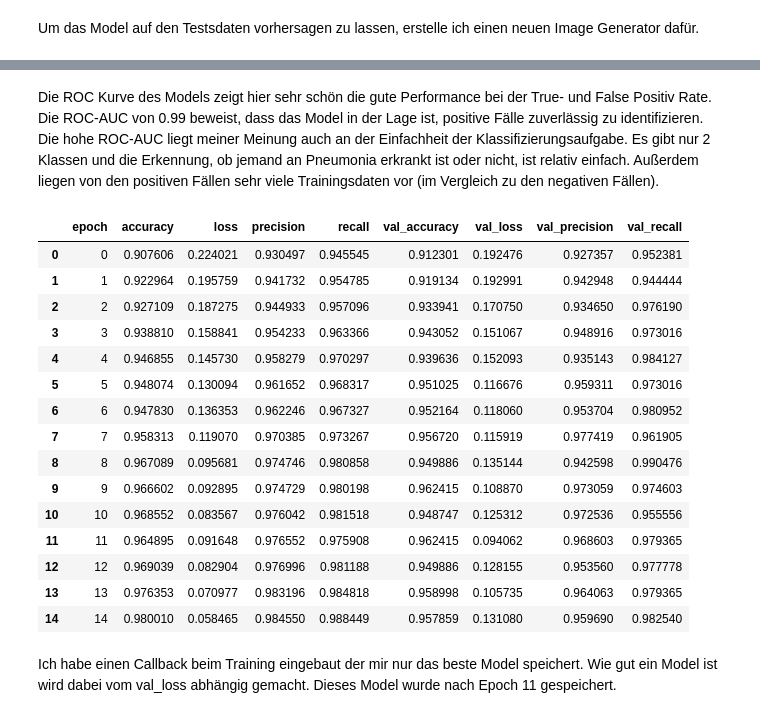
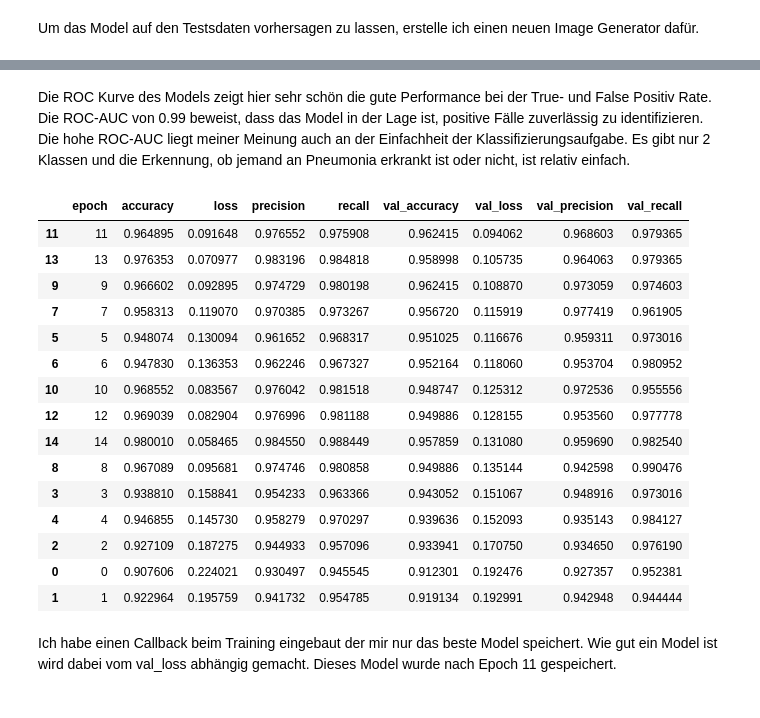
Before and after one commit to PhilippVogel92/ai_for_smart_health, a Jupyter notebook: ai_smart_health_portfolio_02_pneumonia_prediction.ipynb, the cells around one changed output, grey strips where cells are left out. Saved outputs shown, nothing was run; the diff lists cells and outputs as text; code cells hidden in the pictures.

```diff
--- a/ai_smart_health_portfolio_02_pneumonia_prediction.ipynb
+++ b/ai_smart_health_portfolio_02_pneumonia_prediction.ipynb
@@ -847,26 +893,26 @@ plt.show()
 # %% [markdown]
-Die ROC Kurve des Models zeigt hier sehr schön die gute Performance bei der True- und False Positiv Rate. Die ROC-AUC von 0.99 beweist, dass das Model in der Lage ist, positive Fälle zuverlässig zu identifizieren. Die hohe ROC-AUC liegt meiner Meinung auch an der Einfachheit der Klassifizierungsaufgabe. Es gibt nur 2 Klassen und die Erkennung, ob jemand an Pneumonia erkrankt ist oder nicht, ist relativ einfach. Außerdem liegen von den positiven Fällen sehr viele Trainingsdaten vor (im Vergleich zu den negativen Fällen).
+Die ROC Kurve des Models zeigt hier sehr schön die gute Performance bei der True- und False Positiv Rate. Die ROC-AUC von 0.99 beweist, dass das Model in der Lage ist, positive Fälle zuverlässig zu identifizieren. Die hohe ROC-AUC liegt meiner Meinung auch an der Einfachheit der Klassifizierungsaufgabe. Es gibt nur 2 Klassen und die Erkennung, ob jemand an Pneumonia erkrankt ist oder nicht, ist relativ einfach.
 # %%
 #load log file and print history
 log = pd.read_csv("models/CNN_Pneumonia_20230627-16h17min_training.log")
-log
+log.sort_values(by="val_loss", ascending=True)
 # %% [output]
 |  | epoch | accuracy | loss | precision | recall | val_accuracy | val_loss | val_precision | val_recall |
+| 11 | 11 | 0.964895 | 0.091648 | 0.976552 | 0.975908 | 0.962415 | 0.094062 | 0.968603 | 0.979365 |
+| 13 | 13 | 0.976353 | 0.070977 | 0.983196 | 0.984818 | 0.958998 | 0.105735 | 0.964063 | 0.979365 |
+| 9 | 9 | 0.966602 | 0.092895 | 0.974729 | 0.980198 | 0.962415 | 0.108870 | 0.973059 | 0.974603 |
+| 7 | 7 | 0.958313 | 0.119070 | 0.970385 | 0.973267 | 0.956720 | 0.115919 | 0.977419 | 0.961905 |
+| 5 | 5 | 0.948074 | 0.130094 | 0.961652 | 0.968317 | 0.951025 | 0.116676 | 0.959311 | 0.973016 |
+| 6 | 6 | 0.947830 | 0.136353 | 0.962246 | 0.967327 | 0.952164 | 0.118060 | 0.953704 | 0.980952 |
+| 10 | 10 | 0.968552 | 0.083567 | 0.976042 | 0.981518 | 0.948747 | 0.125312 | 0.972536 | 0.955556 |
+| 12 | 12 | 0.969039 | 0.082904 | 0.976996 | 0.981188 | 0.949886 | 0.128155 | 0.953560 | 0.977778 |
+| 14 | 14 | 0.980010 | 0.058465 | 0.984550 | 0.988449 | 0.957859 | 0.131080 | 0.959690 | 0.982540 |
+| 8 | 8 | 0.967089 | 0.095681 | 0.974746 | 0.980858 | 0.949886 | 0.135144 | 0.942598 | 0.990476 |
+| 3 | 3 | 0.938810 | 0.158841 | 0.954233 | 0.963366 | 0.943052 | 0.151067 | 0.948916 | 0.973016 |
+| 4 | 4 | 0.946855 | 0.145730 | 0.958279 | 0.970297 | 0.939636 | 0.152093 | 0.935143 | 0.984127 |
+| 2 | 2 | 0.927109 | 0.187275 | 0.944933 | 0.957096 | 0.933941 | 0.170750 | 0.934650 | 0.976190 |
 | 0 | 0 | 0.907606 | 0.224021 | 0.930497 | 0.945545 | 0.912301 | 0.192476 | 0.927357 | 0.952381 |
 | 1 | 1 | 0.922964 | 0.195759 | 0.941732 | 0.954785 | 0.919134 | 0.192991 | 0.942948 | 0.944444 |
-| 2 | 2 | 0.927109 | 0.187275 | 0.944933 | 0.957096 | 0.933941 | 0.170750 | 0.934650 | 0.976190 |
-| 3 | 3 | 0.938810 | 0.158841 | 0.954233 | 0.963366 | 0.943052 | 0.151067 | 0.948916 | 0.973016 |
-| 4 | 4 | 0.946855 | 0.145730 | 0.958279 | 0.970297 | 0.939636 | 0.152093 | 0.935143 | 0.984127 |
-| 5 | 5 | 0.948074 | 0.130094 | 0.961652 | 0.968317 | 0.951025 | 0.116676 | 0.959311 | 0.973016 |
-| 6 | 6 | 0.947830 | 0.136353 | 0.962246 | 0.967327 | 0.952164 | 0.118060 | 0.953704 | 0.980952 |
-| 7 | 7 | 0.958313 | 0.119070 | 0.970385 | 0.973267 | 0.956720 | 0.115919 | 0.977419 | 0.961905 |
-| 8 | 8 | 0.967089 | 0.095681 | 0.974746 | 0.980858 | 0.949886 | 0.135144 | 0.942598 | 0.990476 |
-| 9 | 9 | 0.966602 | 0.092895 | 0.974729 | 0.980198 | 0.962415 | 0.108870 | 0.973059 | 0.974603 |
-| 10 | 10 | 0.968552 | 0.083567 | 0.976042 | 0.981518 | 0.948747 | 0.125312 | 0.972536 | 0.955556 |
-| 11 | 11 | 0.964895 | 0.091648 | 0.976552 | 0.975908 | 0.962415 | 0.094062 | 0.968603 | 0.979365 |
-| 12 | 12 | 0.969039 | 0.082904 | 0.976996 | 0.981188 | 0.949886 | 0.128155 | 0.953560 | 0.977778 |
-| 13 | 13 | 0.976353 | 0.070977 | 0.983196 | 0.984818 | 0.958998 | 0.105735 | 0.964063 | 0.979365 |
-| 14 | 14 | 0.980010 | 0.058465 | 0.984550 | 0.988449 | 0.957859 | 0.131080 | 0.959690 | 0.982540 |
 # %% [markdown]
 Ich habe einen Callback beim Training eingebaut der mir nur das beste Model speichert. Wie gut ein Model ist wird dabei vom val_loss abhängig gemacht. Dieses Model wurde nach Epoch 11 gespeichert.
 # %%
```
Also changed, not shown: parts of 21 cells of this notebook.
